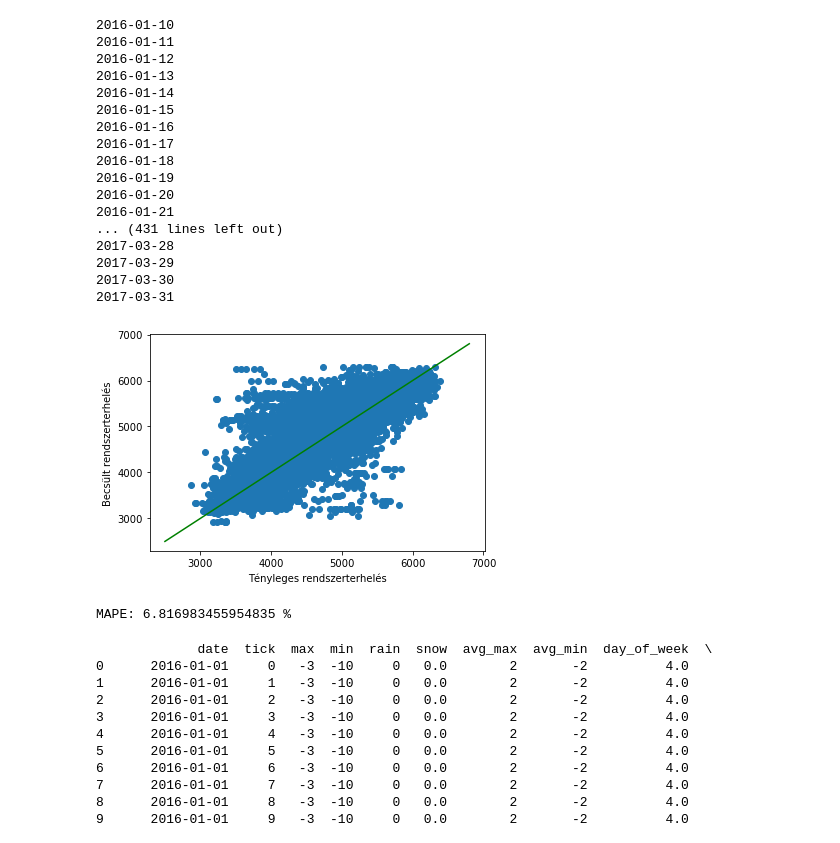
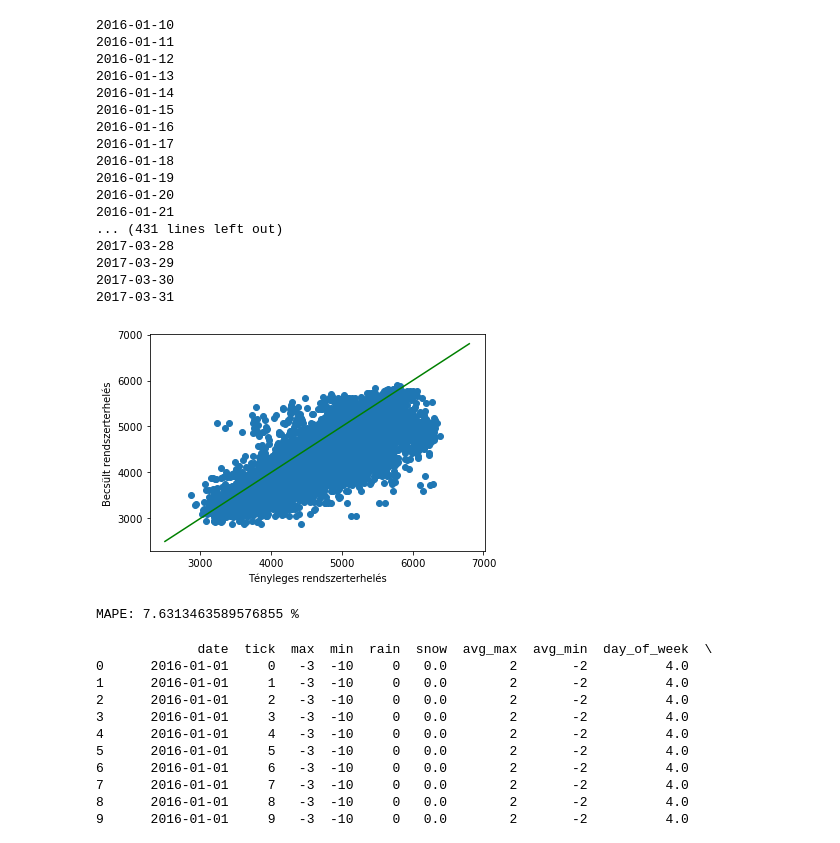
Before and after one commit to Universal95/DataMining_In_The_Energetics, a Jupyter notebook: Prediction.ipynb, the cells around one changed output. Saved outputs shown, nothing was run; the diff lists cells and outputs as text; code cells hidden in the pictures.

```diff
--- a/Prediction.ipynb
+++ b/Prediction.ipynb
@@ -51,11 +51,11 @@ def rolling_prediction_scheme(data_all, from_date, to_date, retrain_how_often_da
     @param retrain_how_often_days model training will happen on from_date
         and subsequently every <retrain_how_often_days>-th day
     """
-#     model = GradientBoostingRegressor(loss='ls', n_estimators=100, max_depth=5, \
-#                                       subsample=0.8, min_samples_leaf=10, learning_rate=0.1, \
-#                                       random_state=2016, verbose = 0)
+    model = GradientBoostingRegressor(loss='ls', n_estimators=100, max_depth=5, \
+                                      subsample=0.8, min_samples_leaf=10, learning_rate=0.1, \
+                                      random_state=2016, verbose = 0)
 #     model = linear_model.LogisticRegression(C=1e5)
-    model = KNeighborsClassifier(n_neighbors=3)
+#     model = KNeighborsClassifier(n_neighbors=5)
 
     return rolling_prediction_scheme_with_model(data_all, from_date, to_date, retrain_how_often_days, \
                                                 model,progressbar)
@@ -96,23 +96,17 @@ def rolling_prediction_scheme_with_model(data_all, from_date, to_date, retrain_h
         # one-day-ahead prediction
         target_date = available_date + timedelta(days = 1)
         if progressbar==True:
-#             if(target_date)
             print(target_date)
 
-#         print(all_available_dates)
         # create train/test split based on data availability
         train = data_all[data_all['date'] < str(available_date)].copy()
         test = data_all[data_all['date'] == str(target_date)].copy()
 
-#         print(test)
         train = train.dropna()
-#         print(train)
 
         # every dataframe variable not in this list will be used as input features for training
         # (note that the target variable also goes here)
         non_input_features = ['date', 'target']
-
-        #print(train.drop(non_input_features, axis=1))
 
         # build model
         if retrain_flag is True:
@@ -120,8 +114,6 @@ def rolling_prediction_scheme_with_model(data_all, from_date, to_date, retrain_h
 
         # get predictions
         test['prediction'] = model.predict(test.drop(non_input_features, axis=1))
-
-        #print(test)
 
         # add predictions of this iteration to collected results
         collected_preds.append(test[['date',tick_name, 'target', 'prediction']])
@@ -148,58 +140,56 @@ data.__delitem__('import')
 TARGET = 'system_load'
 data['target'] = data[TARGET].copy()
 data.__delitem__(TARGET)
-data.__delitem__('avg_sysload')
-data.__delitem__('avg_import')
-data.__delitem__('avg_export')
-data.__delitem__('std_sysload')
-data.__delitem__('std_import')
-data.__delitem__('std_export')
-data.__delitem__('max')
-data.__delitem__('min')
-data.__delitem__('rain')
-data.__delitem__('snow')
-data.__delitem__('avg_max')
-data.__delitem__('avg_min')
+# data.__delitem__('avg_sysload')
+# data.__delitem__('avg_import')
+# data.__delitem__('avg_export')
+# data.__delitem__('std_sysload')
+# data.__delitem__('std_import')
+# data.__delitem__('std_export')
+# data.__delitem__('max')
+# data.__delitem__('min')
+# data.__delitem__('rain')
+# data.__delitem__('snow')
+# data.__delitem__('avg_max')
+# data.__delitem__('avg_min')
 
-#Kerdes: erre mert van szukseg?
 for x in [24,48,96,168]:
     data["Lag"+str(x)]=data['target'].shift(x)
-# print(data)
 
 # do rolling evaluation on 2016
 preds = rolling_prediction_scheme(data, \
                                   from_date = date(2016, 1, 9),\
                                   to_date = date(2017, 3, 31), \
-                                  retrain_how_often_days = 3)
+                                  retrain_how_often_days = 1)
 
 #scatterplot
 plt.scatter(preds['target'],preds['prediction'])
 plt.xlabel('Tényleges rendszerterhelés')
 plt.ylabel('Becsült rendszerterhelés')
 plt.plot([2500,6800],[2500,6800],color="green")
 plt.show()
 
 print('MAPE: {} %'.format(mape(preds['target'], preds['prediction'])))
 # %% [output]
 2016-01-10
 2016-01-11
 2016-01-12
 2016-01-13
 2016-01-14
 2016-01-15
 2016-01-16
 2016-01-17
 2016-01-18
 2016-01-19
 2016-01-20
 2016-01-21
 ... (431 lines left out)
 2017-03-28
 2017-03-29
 2017-03-30
 2017-03-31
-[figure, old version]
+[figure, new version]
-MAPE: 6.816983455954835 %
+MAPE: 7.6313463589576855 %
 # %%
 #1-2 rossz
 #3    GBM, 1 napi, idojaras, mean_std,       : 3.3839%
```
Also changed, not shown: parts of 1 cell of this notebook, 2 other files.
